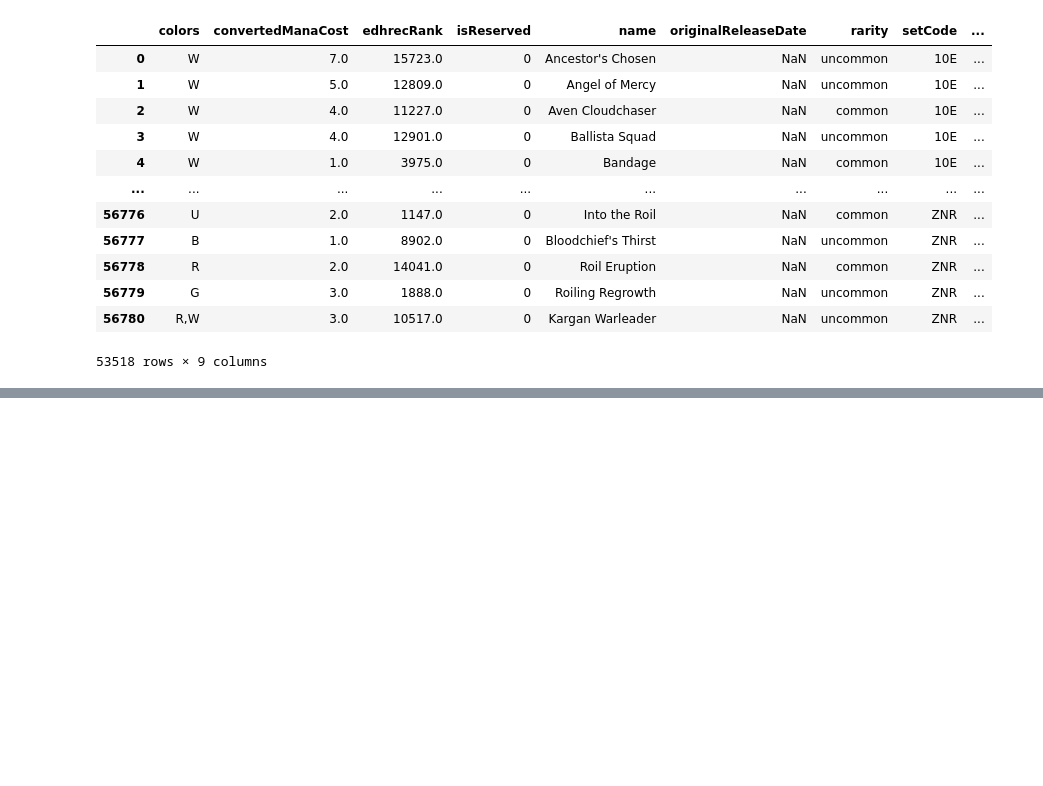
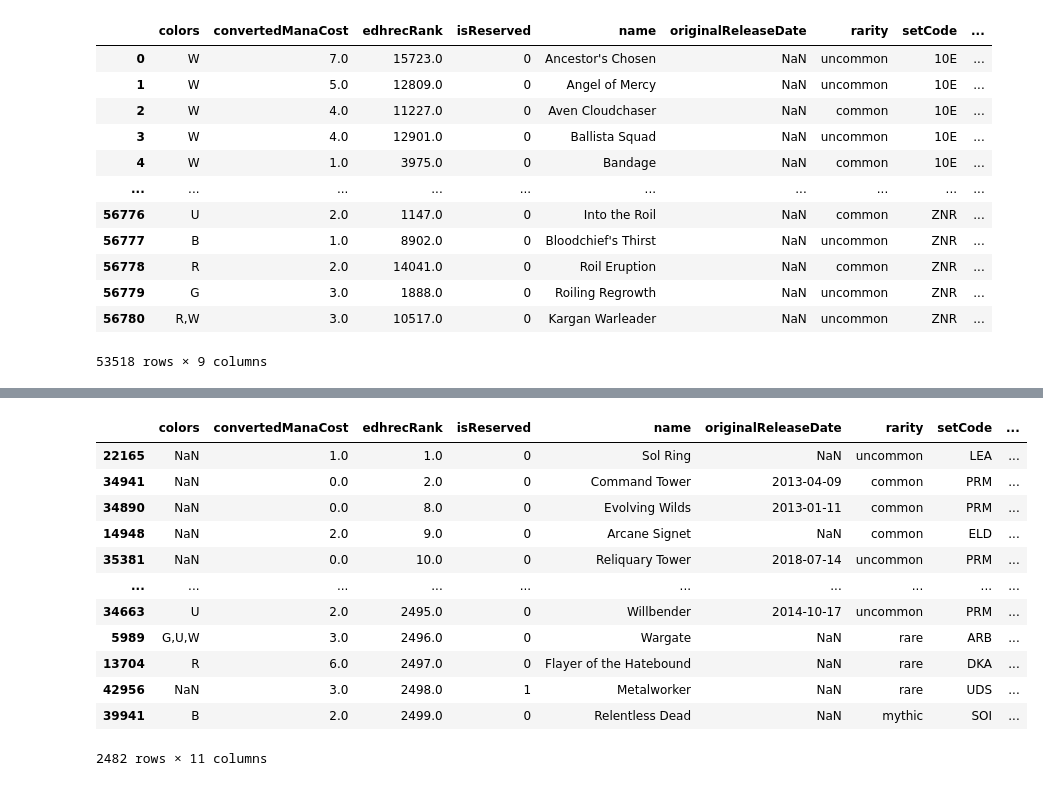
Before and after one commit to Tbone22jack/MTG-Data-viz, a Jupyter notebook: MagicProject2.ipynb, the cells around one changed output, grey strips where cells are left out. Cells and saved outputs as stored; diff of their text form; code cells hidden in the pictures; blank space fills up the shorter version.

```diff
--- a/MagicProject2.ipynb
+++ b/MagicProject2.ipynb
@@ -184,0 +182,16 @@ basics_removed
+# %%
+dupes_dropped[dupes_dropped['edhrecRank'] < 2500].sort_values('edhrecRank')
+# %% [output]
+|  | colors | convertedManaCost | edhrecRank | isReserved | name | originalReleaseDate | rarity | setCode | ... |
+| 22165 | NaN | 1.0 | 1.0 | 0 | Sol Ring | NaN | uncommon | LEA | ... |
+| 34941 | NaN | 0.0 | 2.0 | 0 | Command Tower | 2013-04-09 | common | PRM | ... |
+| 34890 | NaN | 0.0 | 8.0 | 0 | Evolving Wilds | 2013-01-11 | common | PRM | ... |
+| 14948 | NaN | 2.0 | 9.0 | 0 | Arcane Signet | NaN | common | ELD | ... |
+| 35381 | NaN | 0.0 | 10.0 | 0 | Reliquary Tower | 2018-07-14 | uncommon | PRM | ... |
+| ... | ... | ... | ... | ... | ... | ... | ... | ... | ... |
+| 34663 | U | 2.0 | 2495.0 | 0 | Willbender | 2014-10-17 | uncommon | PRM | ... |
+| 5989 | G,U,W | 3.0 | 2496.0 | 0 | Wargate | NaN | rare | ARB | ... |
+| 13704 | R | 6.0 | 2497.0 | 0 | Flayer of the Hatebound | NaN | rare | DKA | ... |
+| 42956 | NaN | 3.0 | 2498.0 | 1 | Metalworker | NaN | rare | UDS | ... |
+| 39941 | B | 2.0 | 2499.0 | 0 | Relentless Dead | NaN | mythic | SOI | ... |
+2482 rows × 11 columns
```
Also changed, not shown: parts of 14 cells of this notebook.
